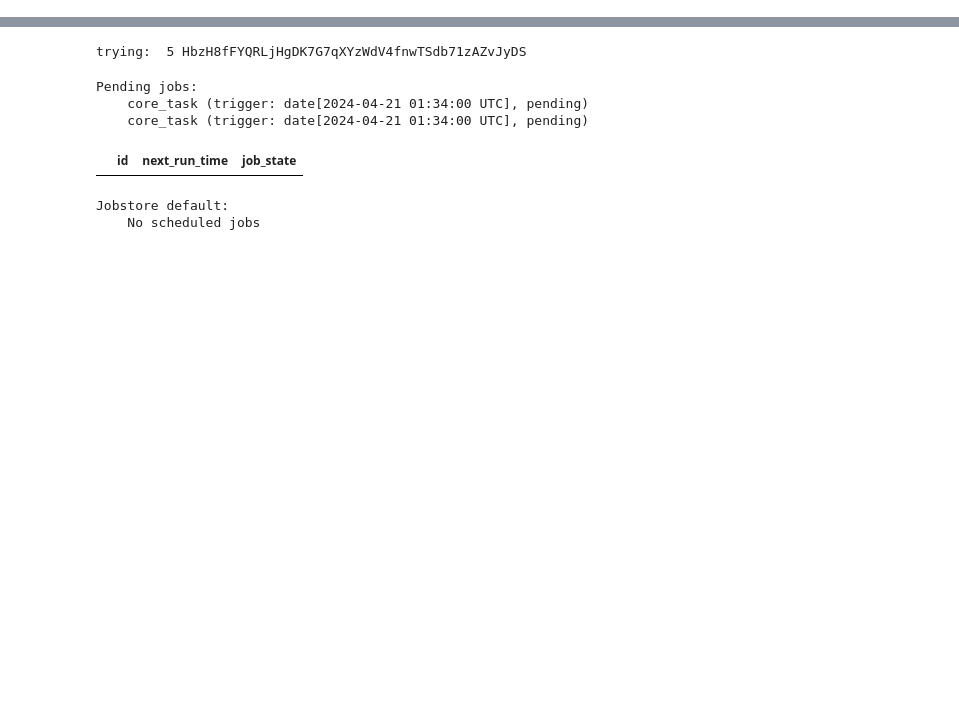
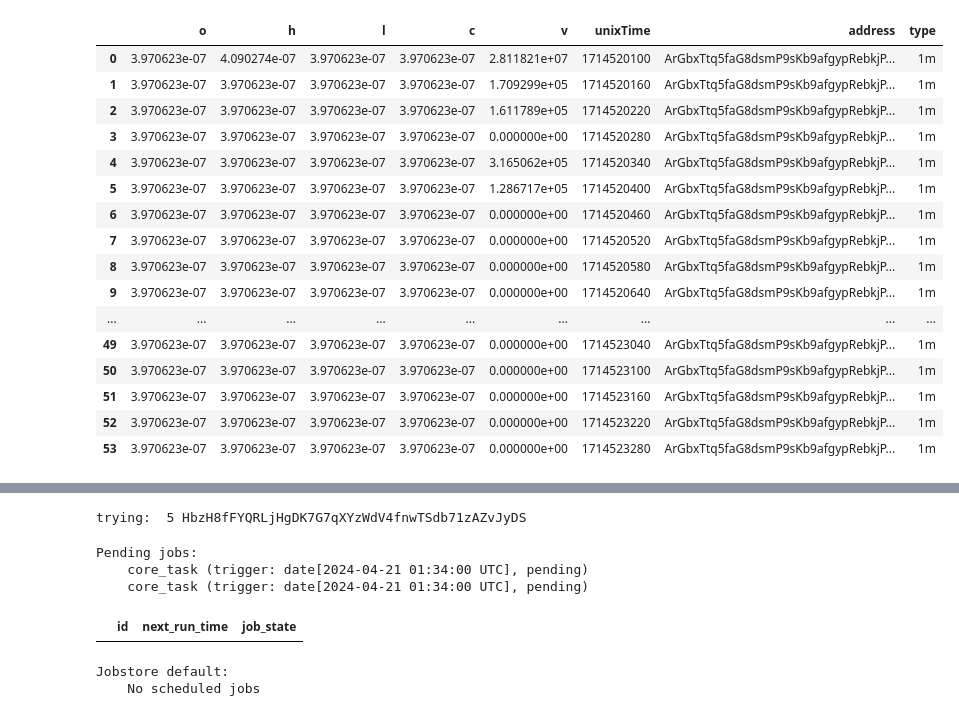
Before and after one commit to moratb/sc-sniper, a Jupyter notebook: examples/scheduler.ipynb, the cells around one changed output, grey strips where cells are left out. Drawn from its saved outputs; the diff is of its cells as text; code cells hidden in the pictures; blank space fills up the shorter version.

```diff
--- a/examples/scheduler.ipynb
+++ b/examples/scheduler.ipynb
@@ -15,6 +17,28 @@ jobstores = {
 }
 scheduler = BackgroundScheduler(jobstores=jobstores, timezone="UTC")
 scheduler.start()
+# %%
+res = get_price_data('ArGbxTtq5faG8dsmP9sKb9afgypRebkjPswwe8irBX8J', 1714519719-60*60, 1714519719+60*60)
+# %%
+res
+# %% [output]
+|  | o | h | l | c | v | unixTime | address | type |
+| 0 | 3.970623e-07 | 4.090274e-07 | 3.970623e-07 | 3.970623e-07 | 2.811821e+07 | 1714520100 | ArGbxTtq5faG8dsmP9sKb9afgypRebkjP... | 1m |
+| 1 | 3.970623e-07 | 3.970623e-07 | 3.970623e-07 | 3.970623e-07 | 1.709299e+05 | 1714520160 | ArGbxTtq5faG8dsmP9sKb9afgypRebkjP... | 1m |
+| 2 | 3.970623e-07 | 3.970623e-07 | 3.970623e-07 | 3.970623e-07 | 1.611789e+05 | 1714520220 | ArGbxTtq5faG8dsmP9sKb9afgypRebkjP... | 1m |
+| 3 | 3.970623e-07 | 3.970623e-07 | 3.970623e-07 | 3.970623e-07 | 0.000000e+00 | 1714520280 | ArGbxTtq5faG8dsmP9sKb9afgypRebkjP... | 1m |
+| 4 | 3.970623e-07 | 3.970623e-07 | 3.970623e-07 | 3.970623e-07 | 3.165062e+05 | 1714520340 | ArGbxTtq5faG8dsmP9sKb9afgypRebkjP... | 1m |
+| 5 | 3.970623e-07 | 3.970623e-07 | 3.970623e-07 | 3.970623e-07 | 1.286717e+05 | 1714520400 | ArGbxTtq5faG8dsmP9sKb9afgypRebkjP... | 1m |
+| 6 | 3.970623e-07 | 3.970623e-07 | 3.970623e-07 | 3.970623e-07 | 0.000000e+00 | 1714520460 | ArGbxTtq5faG8dsmP9sKb9afgypRebkjP... | 1m |
+| 7 | 3.970623e-07 | 3.970623e-07 | 3.970623e-07 | 3.970623e-07 | 0.000000e+00 | 1714520520 | ArGbxTtq5faG8dsmP9sKb9afgypRebkjP... | 1m |
+| 8 | 3.970623e-07 | 3.970623e-07 | 3.970623e-07 | 3.970623e-07 | 0.000000e+00 | 1714520580 | ArGbxTtq5faG8dsmP9sKb9afgypRebkjP... | 1m |
+| 9 | 3.970623e-07 | 3.970623e-07 | 3.970623e-07 | 3.970623e-07 | 0.000000e+00 | 1714520640 | ArGbxTtq5faG8dsmP9sKb9afgypRebkjP... | 1m |
+| ... | ... | ... | ... | ... | ... | ... | ... | ... |
+| 49 | 3.970623e-07 | 3.970623e-07 | 3.970623e-07 | 3.970623e-07 | 0.000000e+00 | 1714523040 | ArGbxTtq5faG8dsmP9sKb9afgypRebkjP... | 1m |
+| 50 | 3.970623e-07 | 3.970623e-07 | 3.970623e-07 | 3.970623e-07 | 0.000000e+00 | 1714523100 | ArGbxTtq5faG8dsmP9sKb9afgypRebkjP... | 1m |
+| 51 | 3.970623e-07 | 3.970623e-07 | 3.970623e-07 | 3.970623e-07 | 0.000000e+00 | 1714523160 | ArGbxTtq5faG8dsmP9sKb9afgypRebkjP... | 1m |
+| 52 | 3.970623e-07 | 3.970623e-07 | 3.970623e-07 | 3.970623e-07 | 0.000000e+00 | 1714523220 | ArGbxTtq5faG8dsmP9sKb9afgypRebkjP... | 1m |
+| 53 | 3.970623e-07 | 3.970623e-07 | 3.970623e-07 | 3.970623e-07 | 0.000000e+00 | 1714523280 | ArGbxTtq5faG8dsmP9sKb9afgypRebkjP... | 1m |
 # %%
 with SQLiteDB('../dbs/calls.db') as conn:
     query = "SELECT * FROM calls "  #WHERE launched is NULL
```
Also changed, not shown: parts of 1 cell of this notebook, 9 other files.
